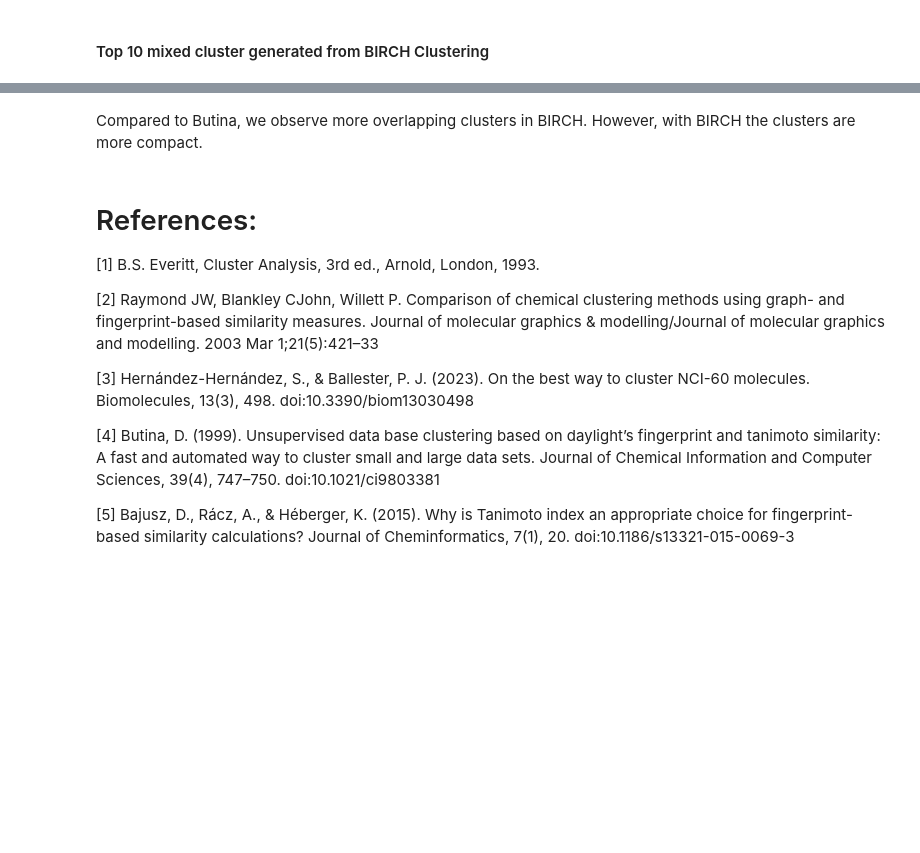
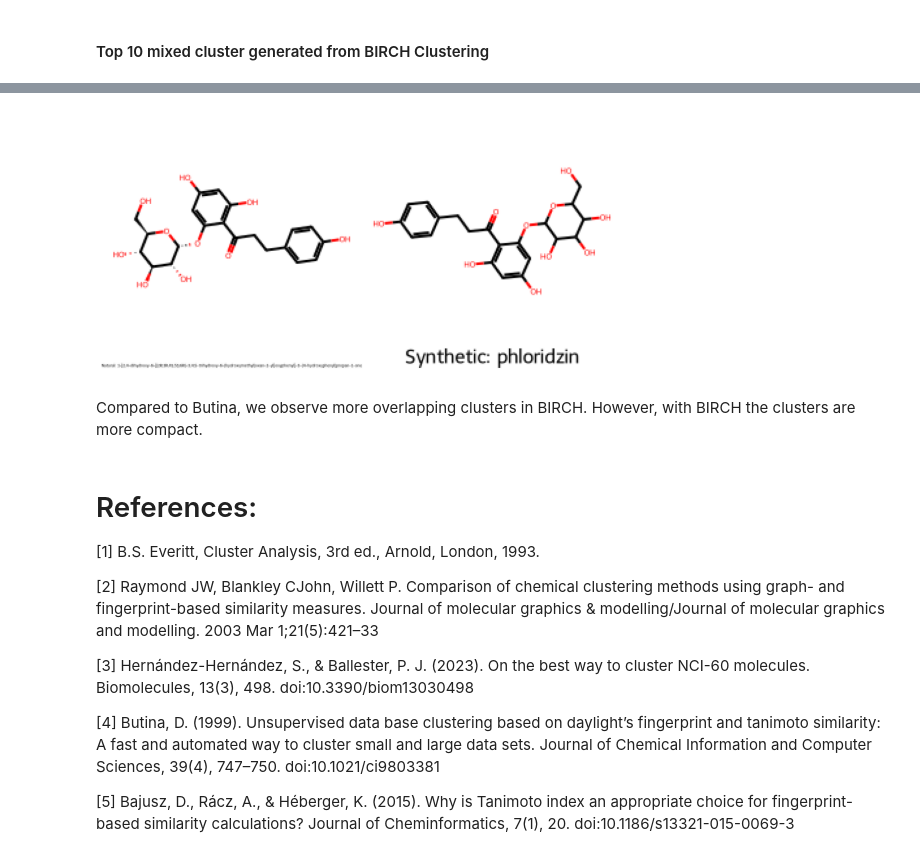
Before and after one commit to eshita53/Unsupervised-learning, a Jupyter notebook: chemical_assignments/data.ipynb, the cells around one changed output, grey strips where cells are left out. Drawn from its saved outputs; the diff is of its cells as text; code cells hidden in the pictures; blank space fills up the shorter version.

Commit message:
Birch Results updated

```diff
--- a/chemical_assignments/data.ipynb
+++ b/chemical_assignments/data.ipynb
@@ -241,3 +242,7 @@ show_image('./cluster_results/Birch_cluster/mixed_clusters_umap.png')
+# %%
+show_image('./cluster_results/Birch_cluster/alternatives/phloridzin.png')
+# %% [output]
+[figure, added]
 # %% [markdown]
 Compared to Butina, we observe more overlapping clusters in BIRCH. However, with BIRCH the clusters are more compact.
 # %% [markdown]
```
Also changed, not shown: parts of 3 cells of this notebook, 2 other files.
